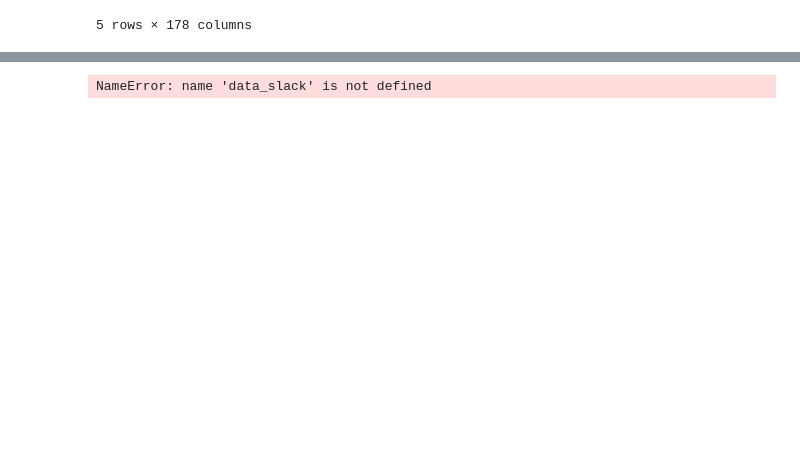
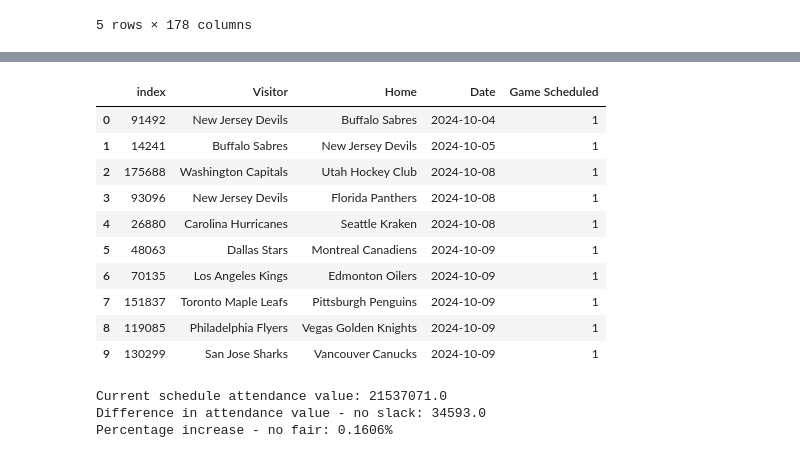
Before and after one commit to CduCroo/Thesis, a Jupyter notebook: Optimization Model.ipynb, the cells around one changed output, grey strips where cells are left out. Drawn from its saved outputs; the diff is of its cells as text; code cells hidden in the pictures; blank space fills up the shorter version.

```diff
--- a/Optimization Model.ipynb
+++ b/Optimization Model.ipynb
@@ -956,0 +1025,18 @@ Total violations (min 2 games per week): 77
+# %%
+# check schedule (because of relaxed G constr)
+away_games = [0] * num_teams
+home_games = [0] * num_teams
+
+for (i, j, t), val in X_schedule.items():
+    # If you're using a solver like PuLP or Gurobi, uncomment the next line
+    # val = val.value() if hasattr(val, "value") else val
+
+    if val == 1:
+        away_games[i] += 1
+        home_games[j] += 1
+
+# Print results
+for team in range(32):
+    h = home_games[team]
+    a = away_games[team]
+    print(f"Team {team}: {h} home games, {a} away games, total = {h + a}")
@@ -957,45 +1061,55 @@ Total violations (min 2 games per week): 77
 # %%
 # put results in df
-data_no_slack = []
+data_no_fair = []
 # data_slack = []
 
-optimized_attendance_no_slack = 0
+optimized_attendance_no_fair = 0
 
 # loop through all decision variables
 for i in range(num_teams):
     for j in range(num_teams):
         for t in range(num_days):
-            data_no_slack.append({
+            data_no_fair.append({
                 'Visitor': teams_dict_inv[i],
                 'Home': teams_dict_inv[j],
                 'Date': id_to_day[t],
-                'Game Scheduled': X_no_slack[i][j][t]
+                'Game Scheduled': X_no_fair[i][j][t]
             })
-            optimized_attendance_no_slack += A[i][j][t] * X_no_slack[i][j][t]
+            optimized_attendance_no_fair += A[i][j][t] * X_no_fair[i][j][t]
 
             # data_slack.append({
             #     'Visitor': teams_dict_inv[i],
             #     'Home': teams_dict_inv[j],
             #     'Date': id_to_day[t],
             #     'Game Scheduled': X_no_slack[i][j][t]
             # })
             # optimized_attendance_slack += A[i][j][t] * X_slack_warm[i][j][t]
 
 # df with results
-df_results_no_slack = pd.DataFrame(data_no_slack)
+df_results_no_fair = pd.DataFrame(data_no_fair)
 # df_results_slack = pd.DataFrame(data_slack)
 
 # show only scheduled games
-df_results_scheduled_no_slack = df_results_no_slack[df_results_no_slack['Game Scheduled'] == 1]
-df_results_scheduled_no_slack = df_results_scheduled_no_slack.sort_values(by = 'Date').reset_index()
+df_results_scheduled_no_fair = df_results_no_fair[df_results_no_fair['Game Scheduled'] == 1]
+df_results_scheduled_no_fair = df_results_scheduled_no_fair.sort_values(by = 'Date').reset_index()
 
 # df_results_scheduled_slack = df_results_slack[df_results_slack['Game Scheduled'] == 1]
 # df_results_scheduled_slack = df_results_scheduled_slack.sort_values(by = 'Date').reset_index()
 
-display(df_results_scheduled_no_slack.head(10))
+display(df_results_scheduled_no_fair.head(10))
 # display(df_results_scheduled_slack.head(10))
 # %% [output]
-NameError: name 'data_slack' is not defined
+|  | index | Visitor | Home | Date | Game Scheduled |
+| 0 | 91492 | New Jersey Devils | Buffalo Sabres | 2024-10-04 | 1 |
+| 1 | 14241 | Buffalo Sabres | New Jersey Devils | 2024-10-05 | 1 |
+| 2 | 175688 | Washington Capitals | Utah Hockey Club | 2024-10-08 | 1 |
+| 3 | 93096 | New Jersey Devils | Florida Panthers | 2024-10-08 | 1 |
+| 4 | 26880 | Carolina Hurricanes | Seattle Kraken | 2024-10-08 | 1 |
+| 5 | 48063 | Dallas Stars | Montreal Canadiens | 2024-10-09 | 1 |
+| 6 | 70135 | Los Angeles Kings | Edmonton Oilers | 2024-10-09 | 1 |
+| 7 | 151837 | Toronto Maple Leafs | Pittsburgh Penguins | 2024-10-09 | 1 |
+| 8 | 119085 | Philadelphia Flyers | Vegas Golden Knights | 2024-10-09 | 1 |
+| 9 | 130299 | San Jose Sharks | Vancouver Canucks | 2024-10-09 | 1 |
 # %%
 # find value of current system according to objective function used in optimization (using games)
 
@@ -1020,11 +1134,15 @@ for _, game in games.iterrows():
 
 # Print result
 print(f'Current schedule attendance value: {current_val}')
-print(f'Difference in attendance value - no slack: {optimized_attendance_no_slack - current_val}')
+print(f'Difference in attendance value - no fair: {optimized_attendance_no_fair - current_val}')
 # print(f'Difference in attendance value - slack: {optimized_attendance_slack - current_val}')
 
-print(f'Percentage increase - no slack: {round((optimized_attendance_no_slack - current_val) / current_val * 100, 4)}%')
+print(f'Percentage increase - no fair: {round((optimized_attendance_no_fair - current_val) / current_val * 100, 4)}%')
 # print(f'Percentage increase - slack: {round((optimized_attendance_slack - current_val) / current_val * 100, 4)}%')
+# %% [output]
+Current schedule attendance value: 21537071.0
+Difference in attendance value - no slack: 34593.0
+Percentage increase - no fair: 0.1606%
 # %%
 # Create a marker for comparing home and away teams
 def compare_teams(game, df_results_scheduled, day_to_id, teams_dict):
```
Also changed, not shown: parts of 25 cells of this notebook.
